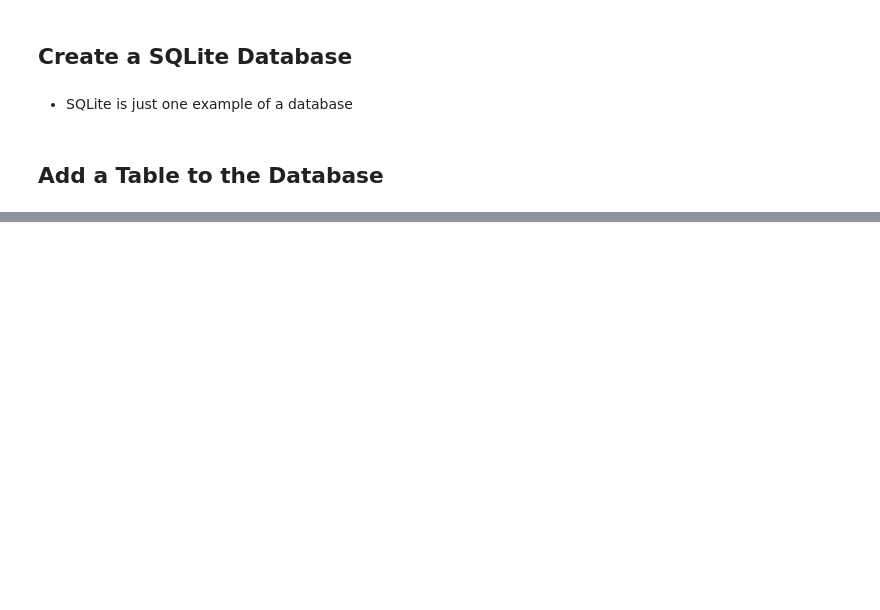
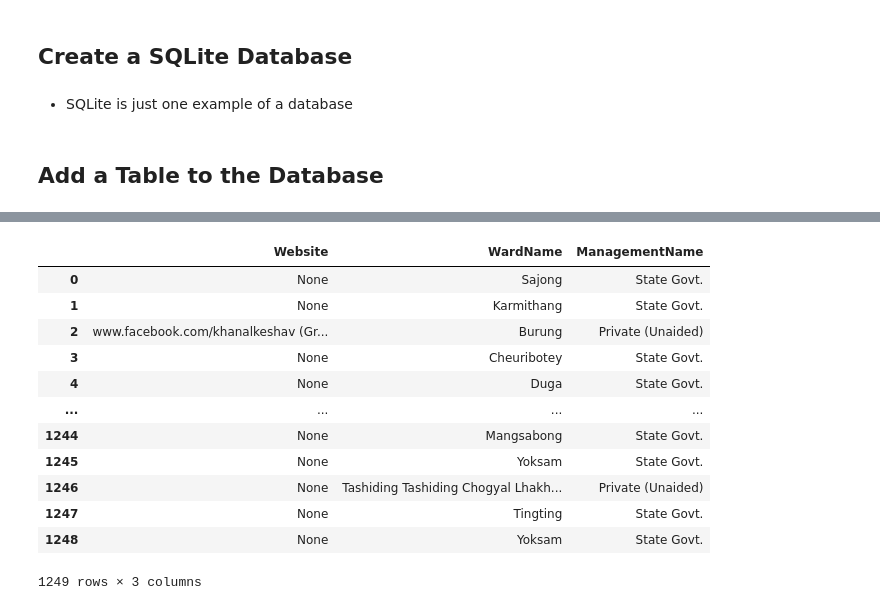
Before and after one commit to BrianArradondo/DS_Class_Assignments, a Jupyter notebook: SQL Database exercise.ipynb, the cells around one changed output, grey strips where cells are left out. Saved outputs shown, nothing was run; the diff lists cells and outputs as text; code cells hidden in the pictures; blank space fills up the shorter version.

```diff
--- a/SQL Database exercise.ipynb
+++ b/SQL Database exercise.ipynb
@@ -112,3 +129,7 @@ pd.read_sql_query(sql,engine)
 | 259 | State Govt. |
 | 260 | State Govt. |
 261 rows × 1 columns
+# %%
+sql = "SELECT Website, WardName, ManagementName FROM school_details;"
+pd.read_sql_query(sql,engine)
+# %% [output]
@@ -114,0 +138,13 @@ pd.read_sql_query(sql,engine)
+|  | Website | WardName | ManagementName |
+| 0 | None | Sajong | State Govt. |
+| 1 | None | Karmithang | State Govt. |
+| 2 | www.facebook.com/khanalkeshav (Gr... | Burung | Private (Unaided) |
+| 3 | None | Cheuribotey | State Govt. |
+| 4 | None | Duga | State Govt. |
+| ... | ... | ... | ... |
+| 1244 | None | Mangsabong | State Govt. |
+| 1245 | None | Yoksam | State Govt. |
+| 1246 | None | Tashiding Tashiding Chogyal Lhakh... | Private (Unaided) |
+| 1247 | None | Tingting | State Govt. |
+| 1248 | None | Yoksam | State Govt. |
+1249 rows × 3 columns
```
Also changed, not shown: parts of 9 cells of this notebook.
